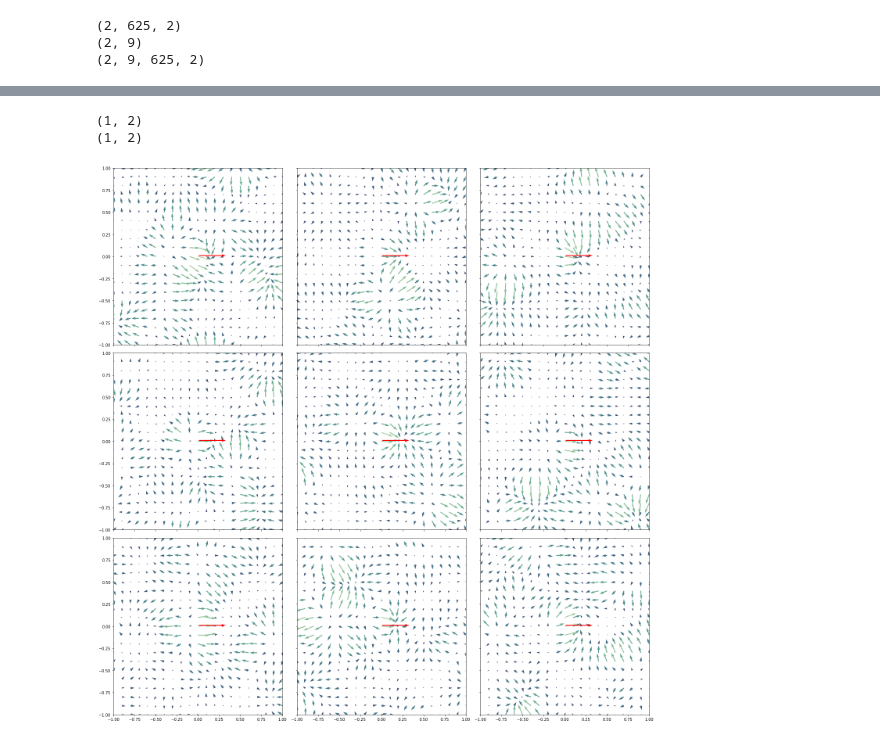
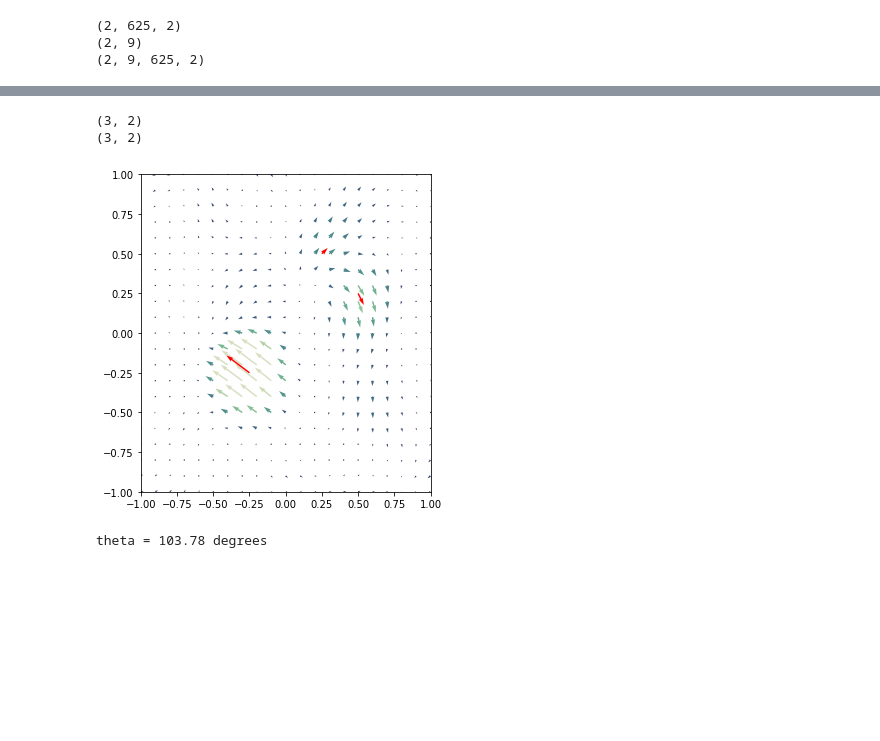
Before and after one commit to cambridge-mlg/neural_diffusion_processes, a Jupyter notebook: neural_diffusion_processes/notebooks/gaussian-process-interpolation-nd.ipynb, the cells around one changed output, grey strips where cells are left out. Saved outputs shown, nothing was run; the diff lists cells and outputs as text; code cells hidden in the pictures; blank space fills up the shorter version.

```diff
--- a/neural_diffusion_processes/notebooks/gaussian-process-interpolation-nd.ipynb
+++ b/neural_diffusion_processes/notebooks/gaussian-process-interpolation-nd.ipynb
@@ -62,9 +62,9 @@ class DiagMultiOutputKernel(MultiOutputKernel):
 output_dim = 2
 beta_schedule = ndp.sde.LinearBetaSchedule()
 x = get_2d_grid(25)
-k0 = ndp.kernels.SquaredExpontialKernel(lengthscale=0.25)
-k0 = DiagMultiOutputKernel(k0, output_dim=output_dim)
-k0 = ndp.kernels.RBFDivFree(lengthscale=.25)
+# k0 = ndp.kernels.SquaredExpontialKernel(lengthscale=0.25)
+# k0 = DiagMultiOutputKernel(k0, output_dim=output_dim)
+k0 = ndp.kernels.RBFVec(lengthscale=.25)
 
 k1 = ndp.kernels.WhiteKernel()
 k1 = DiagMultiOutputKernel(k1, output_dim=output_dim)
@@ -469,8 +474,8 @@ if x.shape[-1] == 1 and output_dim == 1:
 elif x.shape[-1] == 1 and output_dim == 2:
     y_known = jnp.reshape(jnp.asarray([[0.0, -1.0, 3.0, .2, 1.1, 0.]]), (len(x_known), output_dim))
 elif x.shape[-1] == 2 and output_dim == 2:
-    y_known = jnp.reshape(jnp.asarray([[8., 0]]), (1, 2))
-
+    x_known = jnp.array([[0.25, 0.5], [0.5, 0.25], [-0.25, -0.25]]).astype(float)
+    y_known = jnp.array([[1, 1], [1, -2], [-4, 3]]).astype(float)
 
 print(x_known.shape)
 print(y_known.shape)
@@ -481,47 +486,55 @@ elif x.shape[-1] == 2:
     x_test = get_2d_grid(21)
 
 key = jax.random.PRNGKey(0)
-num_samples = 100 if x.shape[-1] == 1 else 9
-samples = jax.vmap(lambda key: conditional_sample(key, x_known, y_known, x_test, 100, 1))(jax.random.split(key, num_samples))
+# num_samples = 100 if x.shape[-1] == 1 else 9
+num_samples = 100
+samples = jax.vmap(lambda key: conditional_sample(key, x_known, y_known, x_test, 100, 10))(jax.random.split(key, num_samples))
 # %% [output]
-(1, 2)
-(1, 2)
+(3, 2)
+(3, 2)
 # %%
 if x.shape[-1] == 1:
     plt.figure()
     for o in range(output_dim):
         plt.plot(x_test, samples[..., o].T, f"C{o}-", alpha=.2)
         plt.plot(x_known, y_known[:, o], f"kx")
 
 
 elif x.shape[-1] == 2 and output_dim == 2:
-    fig, axes = plt.subplots(3, 3, figsize=(20, 20), sharex=True, sharey=True)
-
-    for i, ax in enumerate(np.array(axes).ravel()):
-        s_norm = jnp.linalg.norm(samples[i], axis=-1)
-        ax.quiver(
-            x_test[:, 0],
-            x_test[:, 1],
-            samples[i, :, 0],
-            samples[i, :, 1],
-            color=cm(norm(s_norm)),
-            scale=50,
-            width=0.005,
-        )
-        ax.quiver(
-            x_known[:, 0],
-            x_known[:, 1],
-            y_known[:, 0],
-            y_known[:, 1],
-            color='r',
-            scale=50,
-            width=0.005,
-        )
-        ax.set_ylim(-1, 1)
-        ax.set_xlim(-1, 1)
+    fig, ax = plt.subplots(figsize=(5, 5))
+    samples_mean = jnp.mean(samples, 0)
+    s_norm = jnp.linalg.norm(samples_mean, axis=-1)
+    ax.quiver(
+        x_test[:, 0],
+        x_test[:, 1],
+        samples_mean[:, 0],
+        samples_mean[:, 1],
+        color=cm(norm(s_norm)),
+        scale=50,
+        width=0.005,
+    )
+    ax.quiver(
+        x_known[:, 0],
+        x_known[:, 1],
+        y_known[:, 0],
+        y_known[:, 1],
+        color='r',
+        scale=50,
+        width=0.005,
+    )
+    ax.set_ylim(-1, 1)
+    ax.set_xlim(-1, 1)
 
 
 plt.tight_layout()
-plt.savefig('conditional_divfree.png', dpi=300, facecolor='white', edgecolor='none')
+plt.savefig('conditional_ndp.png', dpi=300, facecolor='white', edgecolor='none')
 # %% [output]
-[figure, old version]
+[figure, new version]
+# %%
+key, subkey = jax.random.split(key)
+theta = jax.random.uniform(subkey) * jnp.pi
+print(f"theta = {theta*360/2/jnp.pi:.2f} degrees")
+R = jnp.array([[jnp.cos(theta), -jnp.sin(theta)], [jnp.sin(theta), jnp.cos(theta)]])
+I = jnp.eye(2)
+# %% [output]
+theta = 103.78 degrees
```
Also changed, not shown: parts of 5 cells of this notebook, 1 other file.
